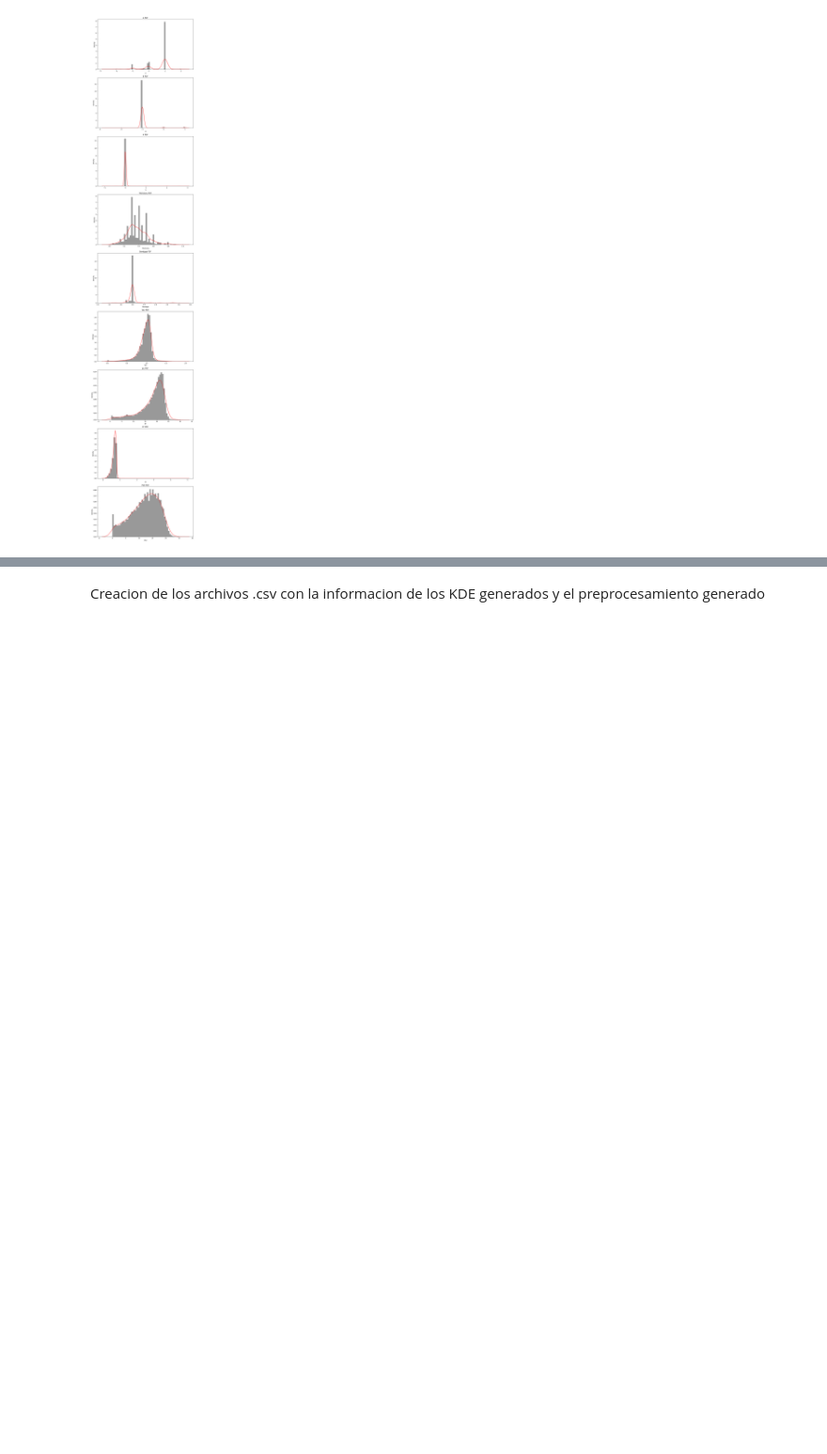
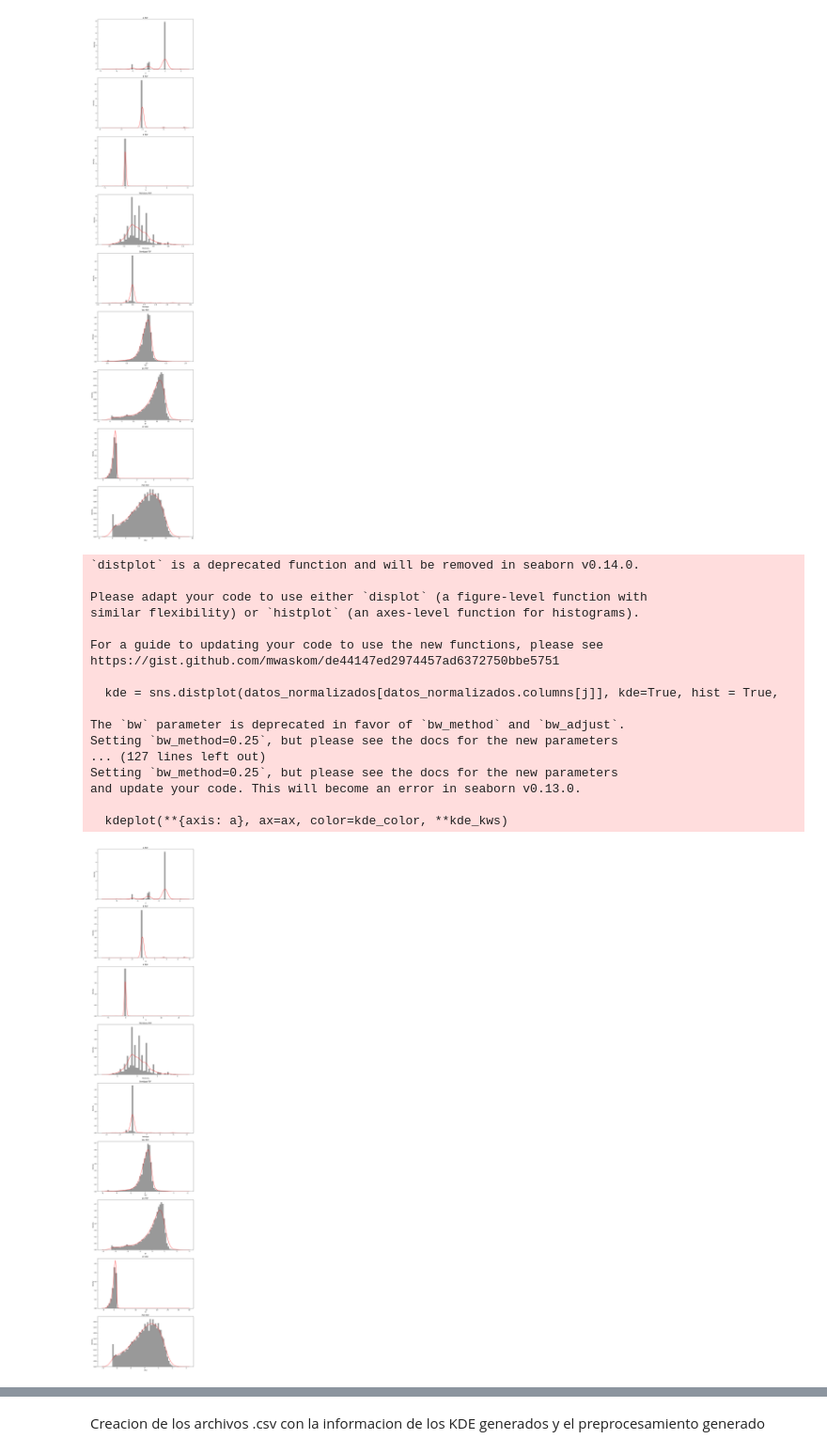
Before and after one commit to MatheoCruz/BLR_imputation_perovskite, a Jupyter notebook: Preprocesamiento_base_datos_complementaria.ipynb, the cells around one changed output, grey strips where cells are left out. Shown at 94% size. Drawn from its saved outputs; the diff is of its cells as text; code cells hidden in the pictures; blank space fills up the shorter version.

```diff
--- a/Preprocesamiento_base_datos_complementaria.ipynb
+++ b/Preprocesamiento_base_datos_complementaria.ipynb
@@ -348,6 +349,49 @@ and update your code. This will become an error in seaborn v0.13.0.
 
   kdeplot(**{axis: a}, ax=ax, color=kde_color, **kde_kws)
 [figure]
+# %%
+#Extraccion de prior normalizado
+mean = np.mean(datos_limitados, axis = 0)
+std = np.std(datos_limitados, axis = 0)
+datos_normalizados = (datos_limitados-mean)/std
+#Graficos sin eliminar datos atipicos o fuera de rango
+# Crear un conjunto de ejes
+fig, axes = plt.subplots(nrows=9, ncols=1, figsize=(10, 50))
+kde_x_normalizado = []
+kde_y_normalizado = []
+# Graficar el primer histograma
+for j in range(0,9):
+  kde = sns.distplot(datos_normalizados[datos_normalizados.columns[j]], kde=True, hist = True,
+               kde_kws={"linewidth": 3, "color": "red", "alpha": 0.5, "bw":0.25},
+               hist_kws={"alpha": 0.8, "color": "gray"},
+               ax=axes[j])
+  grid = kde.get_lines()[0].get_data()
+  grid_x_normalizado = {datos_normalizados.columns[j]:grid[0]}
+  grid_y_normalizado = {datos_normalizados.columns[j]:grid[1]}
+  kde_x_normalizado.append(grid_x_normalizado)
+  kde_y_normalizado.append(grid_y_normalizado)
+  axes[j].set_title(datos.columns[j] +" PDF ")
+  plt.tight_layout()
+plt.show()
+# %% [output]
+`distplot` is a deprecated function and will be removed in seaborn v0.14.0.
+
+Please adapt your code to use either `displot` (a figure-level function with
+similar flexibility) or `histplot` (an axes-level function for histograms).
+
+For a guide to updating your code to use the new functions, please see
+https://gist.github.com/mwaskom/de44147ed2974457ad6372750bbe5751
+
+  kde = sns.distplot(datos_normalizados[datos_normalizados.columns[j]], kde=True, hist = True,
+
+The `bw` parameter is deprecated in favor of `bw_method` and `bw_adjust`.
+Setting `bw_method=0.25`, but please see the docs for the new parameters
+... (127 lines left out)
+Setting `bw_method=0.25`, but please see the docs for the new parameters
+and update your code. This will become an error in seaborn v0.13.0.
+
+  kdeplot(**{axis: a}, ax=ax, color=kde_color, **kde_kws)
+[figure, added]
 # %%
 grid_style = {'color': 'gray', 'linestyle': '--', 'linewidth': 0.5, 'alpha': 0.5}
 kde = sns.distplot(datos_limitados[datos_limitados.columns[8]], kde=True, hist = True,
```
Also changed, not shown: parts of 7 cells of this notebook.
